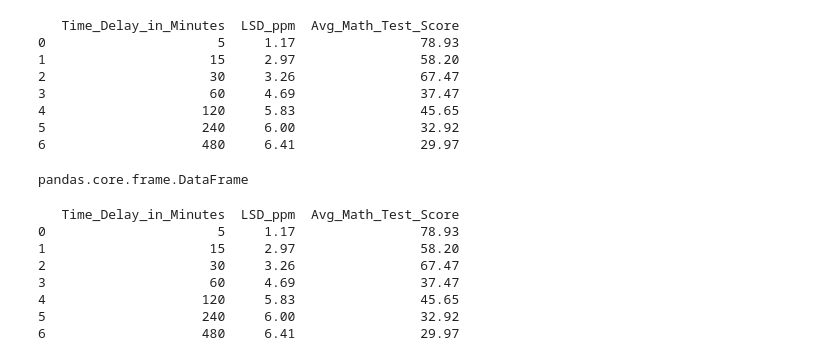
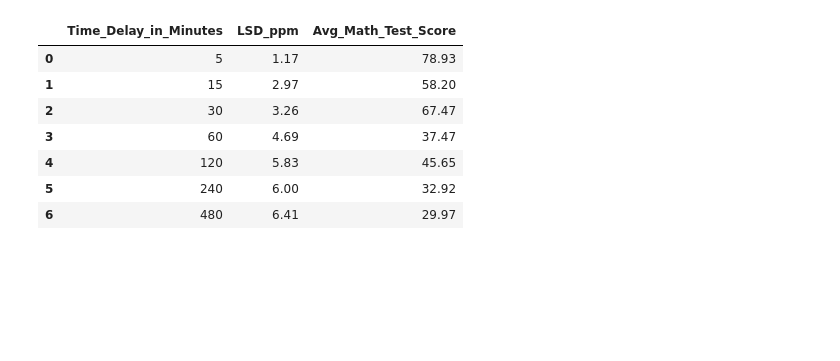
Before and after one commit to fuad7161/ML, a Jupyter notebook: Course_learn/02 Python intro.ipynb, the cells around one changed output. Saved outputs shown, nothing was run; the diff lists cells and outputs as text; code cells hidden in the pictures; blank space fills up the shorter version.

```diff
--- a/Course_learn/02 Python intro.ipynb
+++ b/Course_learn/02 Python intro.ipynb
@@ -28,29 +1,3 @@ print(primNum[1])
 # %%
 import pandas as pd
 data = pd.read_csv('lsd_math_score_data.csv')
-# %%
-print(data)
-# %% [output]
-   Time_Delay_in_Minutes  LSD_ppm  Avg_Math_Test_Score
-0                      5     1.17                78.93
-1                     15     2.97                58.20
-2                     30     3.26                67.47
-3                     60     4.69                37.47
-4                    120     5.83                45.65
-5                    240     6.00                32.92
-6                    480     6.41                29.97
-# %%
-type(data)
-# %% [output]
-pandas.core.frame.DataFrame
-# %%
-print(data)
-# %% [output]
-   Time_Delay_in_Minutes  LSD_ppm  Avg_Math_Test_Score
-0                      5     1.17                78.93
-1                     15     2.97                58.20
-2                     30     3.26                67.47
-3                     60     4.69                37.47
-4                    120     5.83                45.65
-5                    240     6.00                32.92
-6                    480     6.41                29.97
@@ -57,2 +7,11 @@ print(data)
 # %%
-data['High_Score'] = 100
+data
+# %% [output]
+|  | Time_Delay_in_Minutes | LSD_ppm | Avg_Math_Test_Score |
+| 0 | 5 | 1.17 | 78.93 |
+| 1 | 15 | 2.97 | 58.20 |
+| 2 | 30 | 3.26 | 67.47 |
+| 3 | 60 | 4.69 | 37.47 |
+| 4 | 120 | 5.83 | 45.65 |
+| 5 | 240 | 6.00 | 32.92 |
+| 6 | 480 | 6.41 | 29.97 |
```
Also changed, not shown: parts of 14 cells of this notebook, 3 other files.
